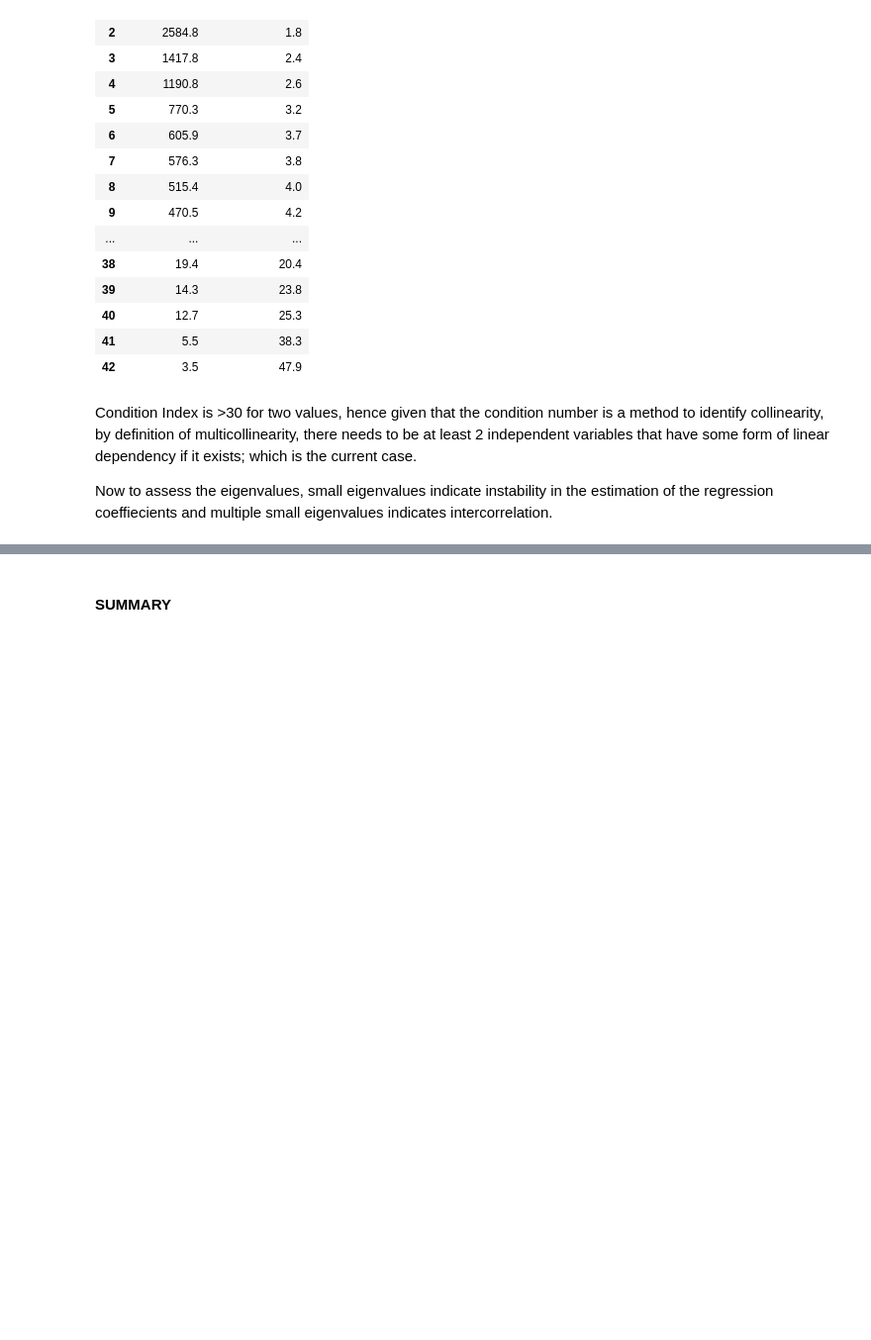
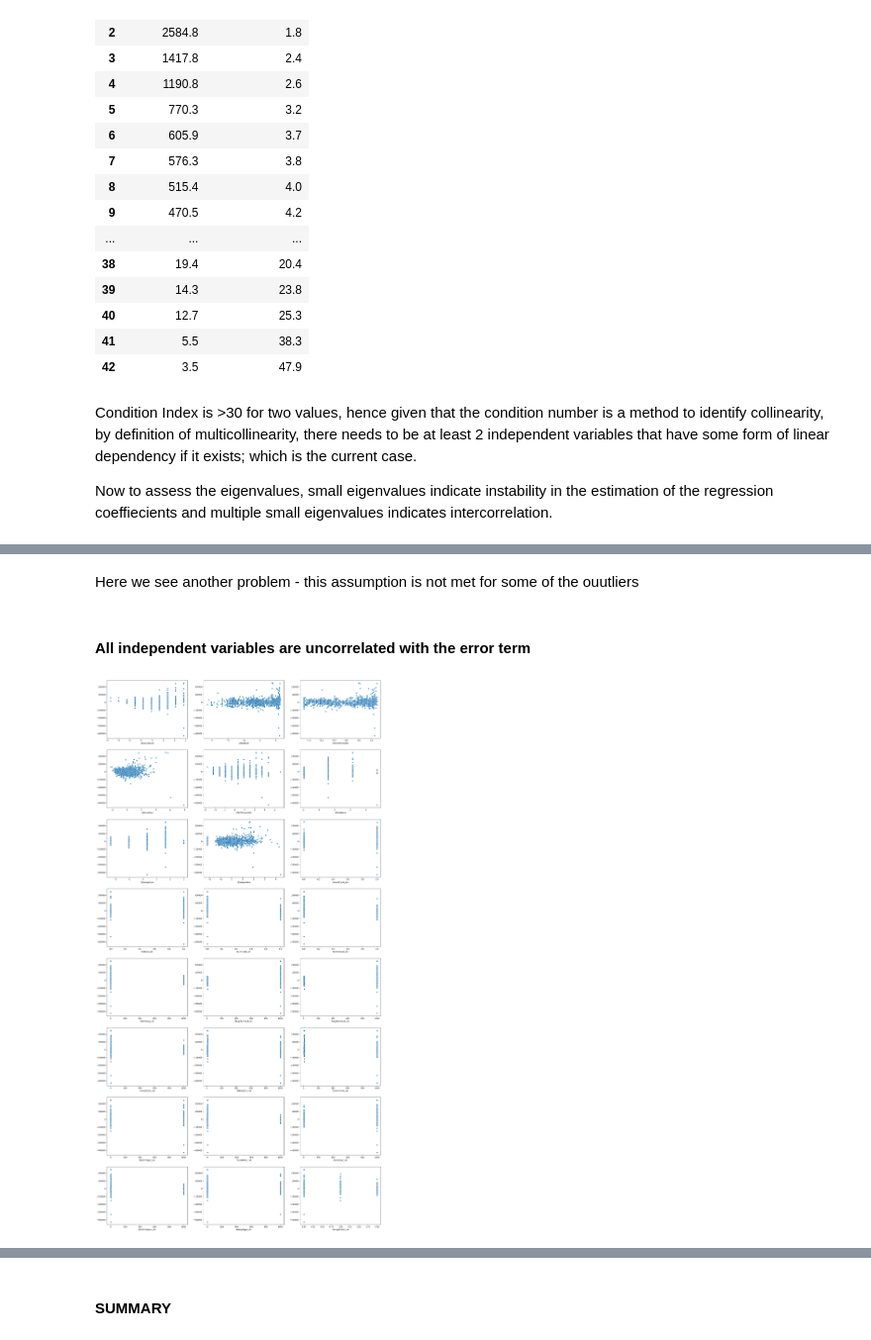
Before and after one commit to patrycja-naumczyk/Kaggle_housePrice, a Jupyter notebook: ML_reg.ipynb, the cells around one changed output, grey strips where cells are left out. Shown at 99% size. Cells and saved outputs as stored; diff of their text form; code cells hidden in the pictures; blank space fills up the shorter version.

```diff
--- a/ML_reg.ipynb
+++ b/ML_reg.ipynb
@@ -485,0 +608,19 @@ Now to assess the eigenvalues, small eigenvalues indicate instability in the est
+# %% [markdown]
+Here we see another problem - this assumption is not met for some of the ouutliers
+# %% [markdown]
+#### All independent variables are uncorrelated with the error term
+# %%
+# Create figure object with subplots
+fig, axes = plt.subplots(ncols=3, nrows=8, figsize=(25,50))
+
+# Loop through variables selected for the model and put each subplot on a matplotlib axis object
+for col, ax in zip(X.loc[:, X.columns != 'const'].columns, axes.ravel()):
+#    print(col, ' ', ax)
+
+    # Plots the pairplot
+    sns.scatterplot(data=df_general_check, x=col, y=residuals, ax=ax)
+    #sns.pairplot(df_general_check, plot_kws={"s": 50, "alpha": 0.2}, height=5, x_vars=col, y_vars='SalePrice', ax=ax)
+
+plt.show()
+# %% [output]
+[figure, added]
```
Also changed, not shown: parts of 22 cells of this notebook.
